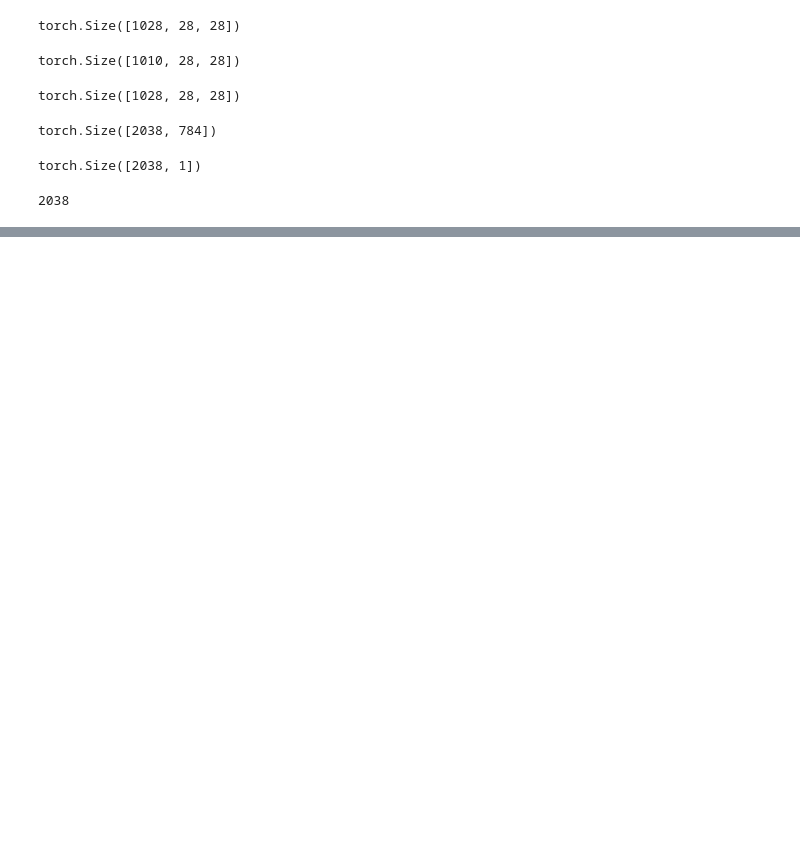
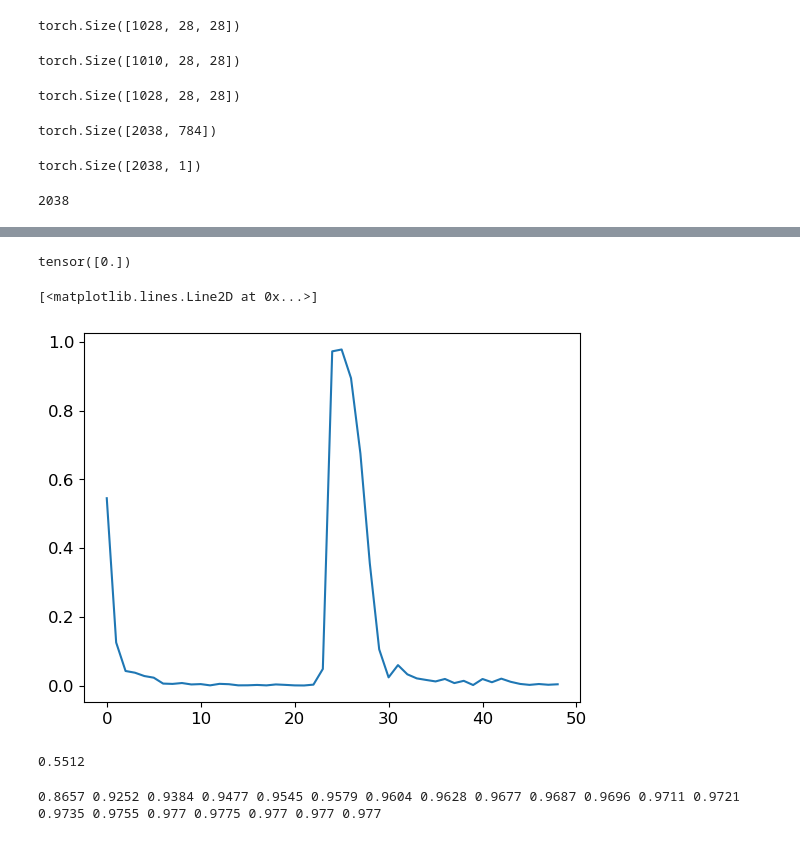
Before and after one commit to zzstephen/zzstephen, a Jupyter notebook: DL/hello_DL.ipynb, the cells around one changed output, grey strips where cells are left out. Drawn from its saved outputs; the diff is of its cells as text; code cells hidden in the pictures; blank space fills up the shorter version.

```diff
--- a/DL/hello_DL.ipynb
+++ b/DL/hello_DL.ipynb
@@ -274,0 +403,9 @@ NameError: name 'plot_function' is not defined
+# %%
+def train_epoch(model, lr, params):
+    losses = []
+    for xb, yb in dl:
+        losses.append(calc_grad(xb, yb, model))
+        for p in params:
+            p.data -= p.grad * lr
+            p.grad.zero_()
+    return losses
@@ -274,0 +436,6 @@ NameError: name 'plot_function' is not defined
+# %%
+lr = 5
+# %%
+bias.grad.zero_()
+# %% [output]
+tensor([0.])
@@ -274,0 +444,13 @@ NameError: name 'plot_function' is not defined
+# %%
+params = weights, bias
+# %%
+losses = train_epoch(linear1, lr, params)
+# %%
+plt.plot(np.array(losses))
+# %% [output]
+[<matplotlib.lines.Line2D at 0x...>]
+[figure, added]
+# %%
+validate_epoch(linear1)
+# %% [output]
+0.5512
@@ -274,0 +462,8 @@ NameError: name 'plot_function' is not defined
+# %%
+avg_losses = []
+for i in range(20):
+    loss = train_epoch(linear1, lr, params)
+    avg_losses.append(np.mean(loss))
+    print(validate_epoch(linear1), end = ' ')
+# %% [output]
+0.8657 0.9252 0.9384 0.9477 0.9545 0.9579 0.9604 0.9628 0.9677 0.9687 0.9696 0.9711 0.9721 0.9735 0.9755 0.977 0.9775 0.977 0.977 0.977
```
Also changed, not shown: parts of 56 cells of this notebook.
